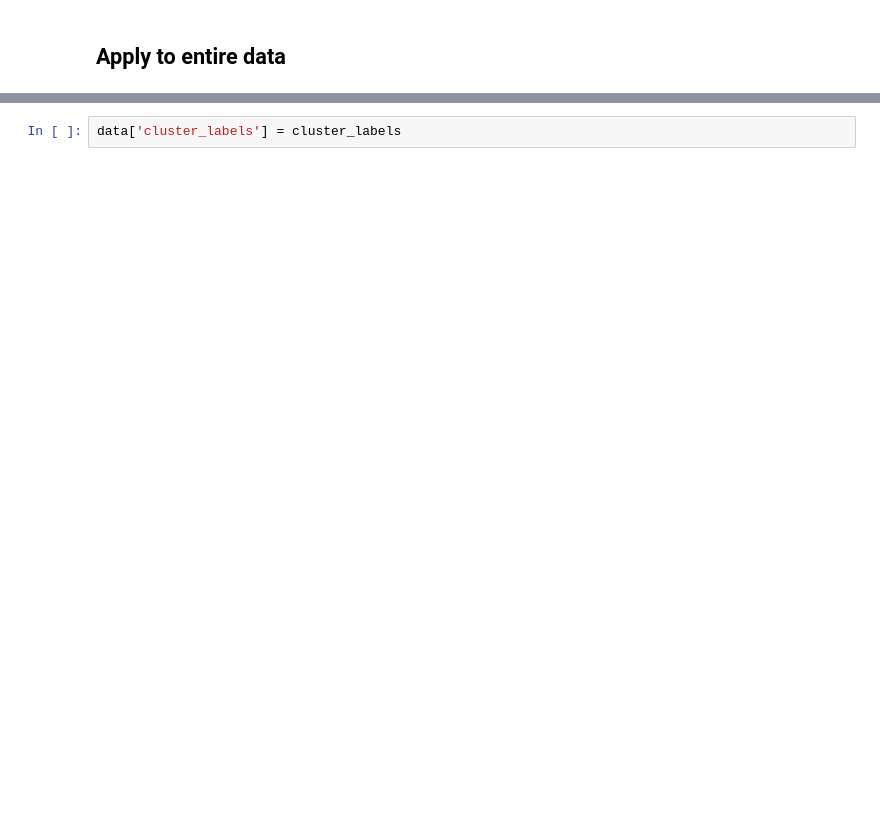
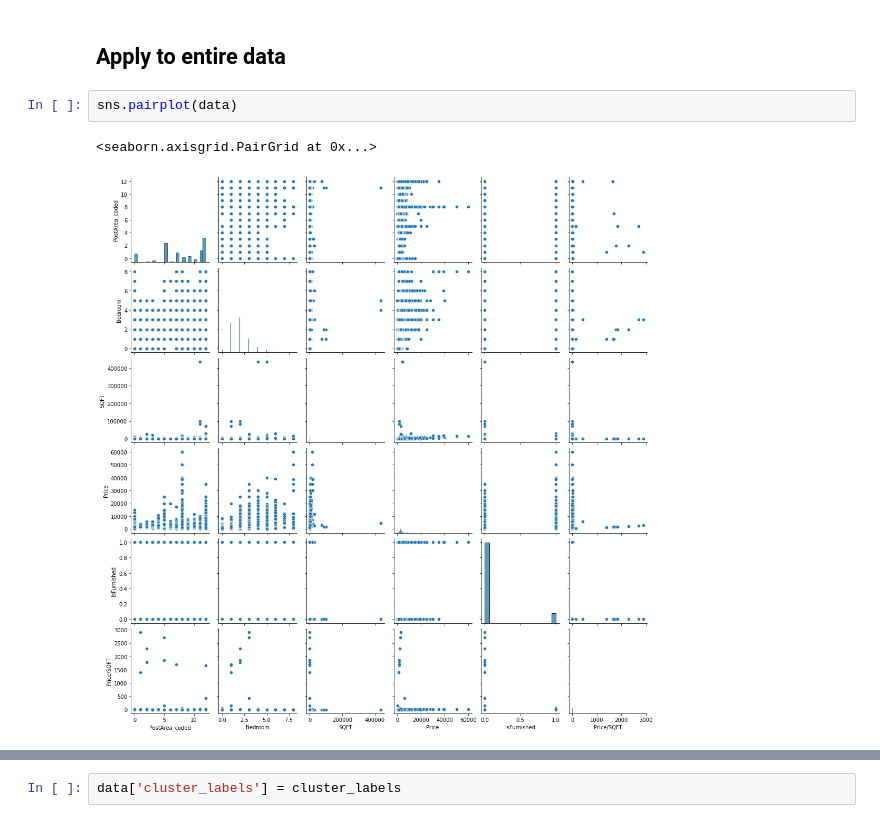
Before and after one commit to masaichig0/Data-Analysis-Project-1, a Jupyter notebook: rental_analysis_project_2.ipynb, the cells around one changed output, grey strips where cells are left out. Cells and saved outputs as stored; diff of their text form; blank space fills up the shorter version.

```diff
--- a/rental_analysis_project_2.ipynb
+++ b/rental_analysis_project_2.ipynb
@@ -49,5 +63,10 @@ tor_data = data[data["City Code"] == 'TOR']
 # %% [markdown]
 ## Apply to entire data
+# %%
+sns.pairplot(data)
+# %% [output]
+<seaborn.axisgrid.PairGrid at 0x...>
+[figure, added]
 # %%
 data["PostArea_coded"].value_counts()
 # %% [output]
```
Also changed, not shown: parts of 22 cells of this notebook, 4 other files.
